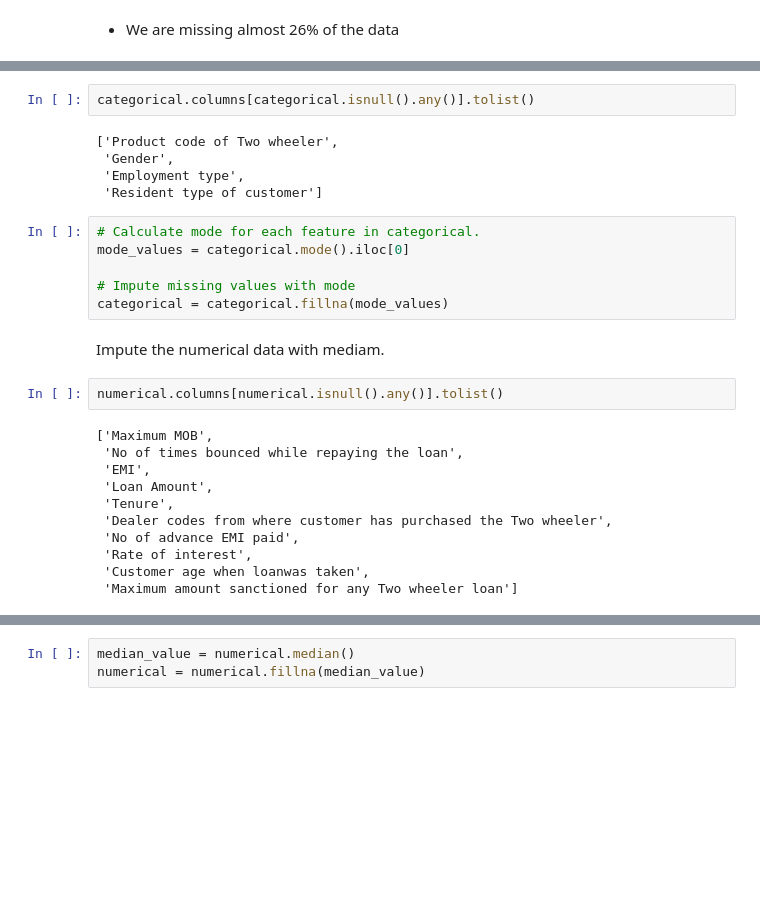
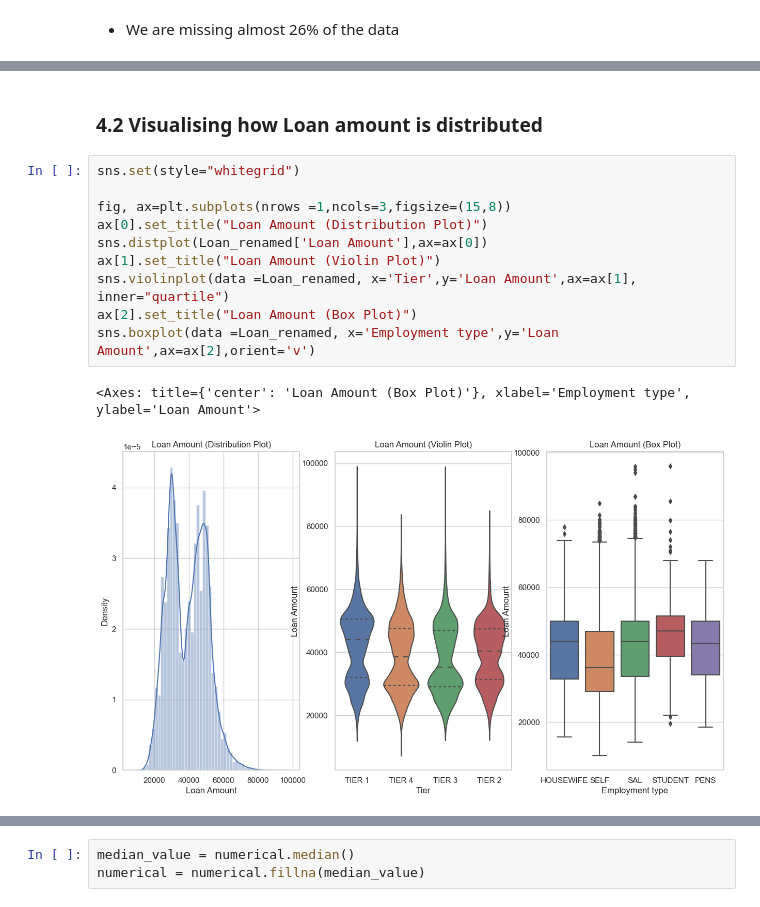
Before and after one commit to memmar1/Machine-Learning, a Jupyter notebook: Machine_Learning/03. week3_Project/Credit_risk_modeling.ipynb, the cells around one changed output, grey strips where cells are left out. Cells and saved outputs as stored; diff of their text form; blank space fills up the shorter version.

```diff
--- a/Machine_Learning/03. week3_Project/Credit_risk_modeling.ipynb
+++ b/Machine_Learning/03. week3_Project/Credit_risk_modeling.ipynb
@@ -259,28 +167,15 @@ categorical.head()
-# %%
-categorical.columns[categorical.isnull().any()].tolist()
-# %% [output]
-['Product code of Two wheeler',
- 'Gender',
- 'Employment type',
- 'Resident type of customer']
-# %%
-# Calculate mode for each feature in categorical.
-mode_values = categorical.mode().iloc[0]
-
-# Impute missing values with mode
-categorical = categorical.fillna(mode_values)
-# %% [markdown]
-Impute the numerical data with mediam.
-# %%
-numerical.columns[numerical.isnull().any()].tolist()
-# %% [output]
-['Maximum MOB',
- 'No of times bounced while repaying the loan',
- 'EMI',
- 'Loan Amount',
- 'Tenure',
- 'Dealer codes from where customer has purchased the Two wheeler',
- 'No of advance EMI paid',
- 'Rate of interest',
- 'Customer age when loanwas taken',
- 'Maximum amount sanctioned for any Two wheeler loan']
+# %% [markdown]
+### 4.2 Visualising how Loan amount is distributed
+# %%
+sns.set(style="whitegrid")
+
+fig, ax=plt.subplots(nrows =1,ncols=3,figsize=(15,8))
+ax[0].set_title("Loan Amount (Distribution Plot)")
+sns.distplot(Loan_renamed['Loan Amount'],ax=ax[0])
+ax[1].set_title("Loan Amount (Violin Plot)")
+sns.violinplot(data =Loan_renamed, x='Tier',y='Loan Amount',ax=ax[1], inner="quartile")
+ax[2].set_title("Loan Amount (Box Plot)")
+sns.boxplot(data =Loan_renamed, x='Employment type',y='Loan Amount',ax=ax[2],orient='v')
+# %% [output]
+<Axes: title={'center': 'Loan Amount (Box Plot)'}, xlabel='Employment type', ylabel='Loan Amount'>
+[figure, added]
```
Also changed, not shown: parts of 106 cells of this notebook.
